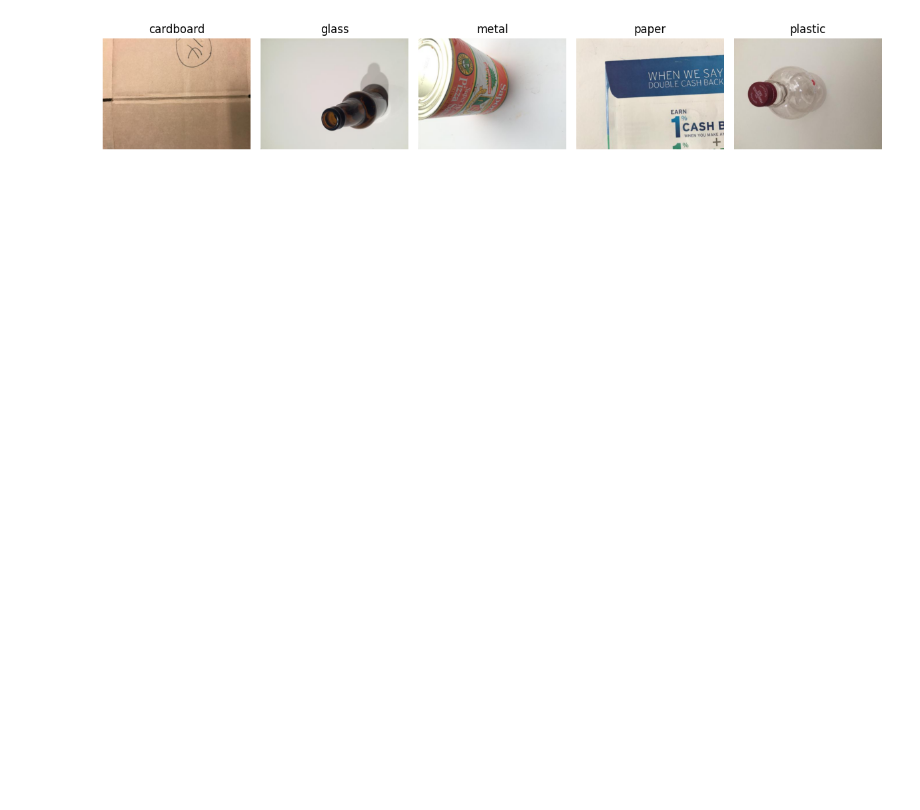
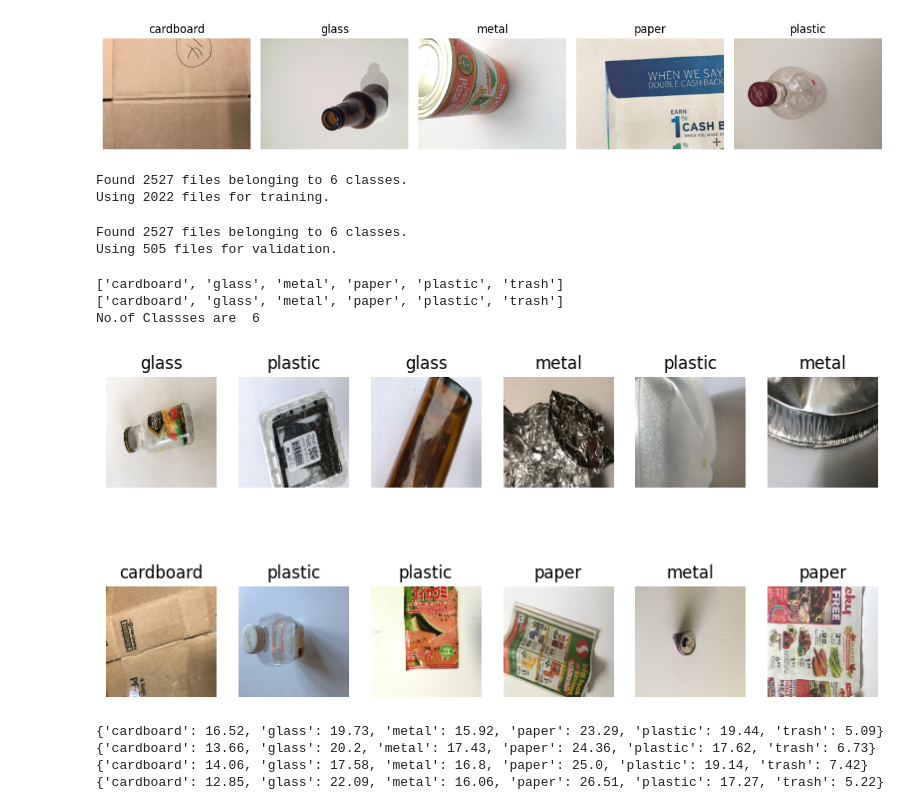
Before and after one commit to sivalokesh85/aicte, a Jupyter notebook: week1.ipynb, the cells around one changed output. Drawn from its saved outputs; the diff is of its cells as text; code cells hidden in the pictures; blank space fills up the shorter version.

```diff
--- a/week1.ipynb
+++ b/week1.ipynb
@@ -37,3 +37,33 @@ plt.tight_layout()
 plt.show()
 # %% [output]
 [figure]
+# %%
+image_size=(124,124)
+batchsize=32
+seed=42
+# %%
+train_ds=tf.keras.utils.image_dataset_from_directory(
+    dataset_dir,
+    validation_split=0.2,
+    subset="training",
+    shuffle=True,
+    image_size=image_size,
+    batch_size=batchsize,
+    seed=42,
+)
+# %% [output]
+Found 2527 files belonging to 6 classes.
+Using 2022 files for training.
+# %%
+test_ds=tf.keras.utils.image_dataset_from_directory(
+    dataset_dir,
+    validation_split=0.2,
+    subset="validation",
+    shuffle=True,
+    image_size=image_size,
+    batch_size=batchsize,
+    seed=42,
+)
+# %% [output]
+Found 2527 files belonging to 6 classes.
+Using 505 files for validation.
@@ -39,0 +75,20 @@ plt.show()
+# %%
+print(train_ds.class_names)
+print(test_ds.class_names)
+print("No.of Classses are ",len(test_ds.class_names))
+# %% [output]
+['cardboard', 'glass', 'metal', 'paper', 'plastic', 'trash']
+['cardboard', 'glass', 'metal', 'paper', 'plastic', 'trash']
+No.of Classses are  6
+# %%
+import matplotlib.pyplot as plt
+
+plt.figure(figsize=(10, 5))
+for images, labels in train_ds.take(1):
+  for i in range(12):
+    ax = plt.subplot(2, 6, i + 1)
+    plt.imshow(images[i].numpy().astype("uint8"))
+    plt.title(train_ds.class_names[labels[i]])
+    plt.axis("off")
+# %% [output]
+[figure, added]
@@ -39,0 +116,15 @@ plt.show()
+# %%
+class_names=train_ds.class_names
+train_dist=count_distribution(train_ds,class_names)
+test_dist=count_distribution(test_ds,class_names)
+oneval_dist=count_distribution(oneval,class_names)
+twoval_dist=count_distribution(twoval,class_names)
+print(train_dist)
+print(test_dist)
+print(oneval_dist)
+print(twoval_dist)
+# %% [output]
+{'cardboard': 16.52, 'glass': 19.73, 'metal': 15.92, 'paper': 23.29, 'plastic': 19.44, 'trash': 5.09}
+{'cardboard': 13.66, 'glass': 20.2, 'metal': 17.43, 'paper': 24.36, 'plastic': 17.62, 'trash': 6.73}
+{'cardboard': 14.06, 'glass': 17.58, 'metal': 16.8, 'paper': 25.0, 'plastic': 19.14, 'trash': 7.42}
+{'cardboard': 12.85, 'glass': 22.09, 'metal': 16.06, 'paper': 26.51, 'plastic': 17.27, 'trash': 5.22}
```
Also changed, not shown: parts of 18 cells of this notebook.
